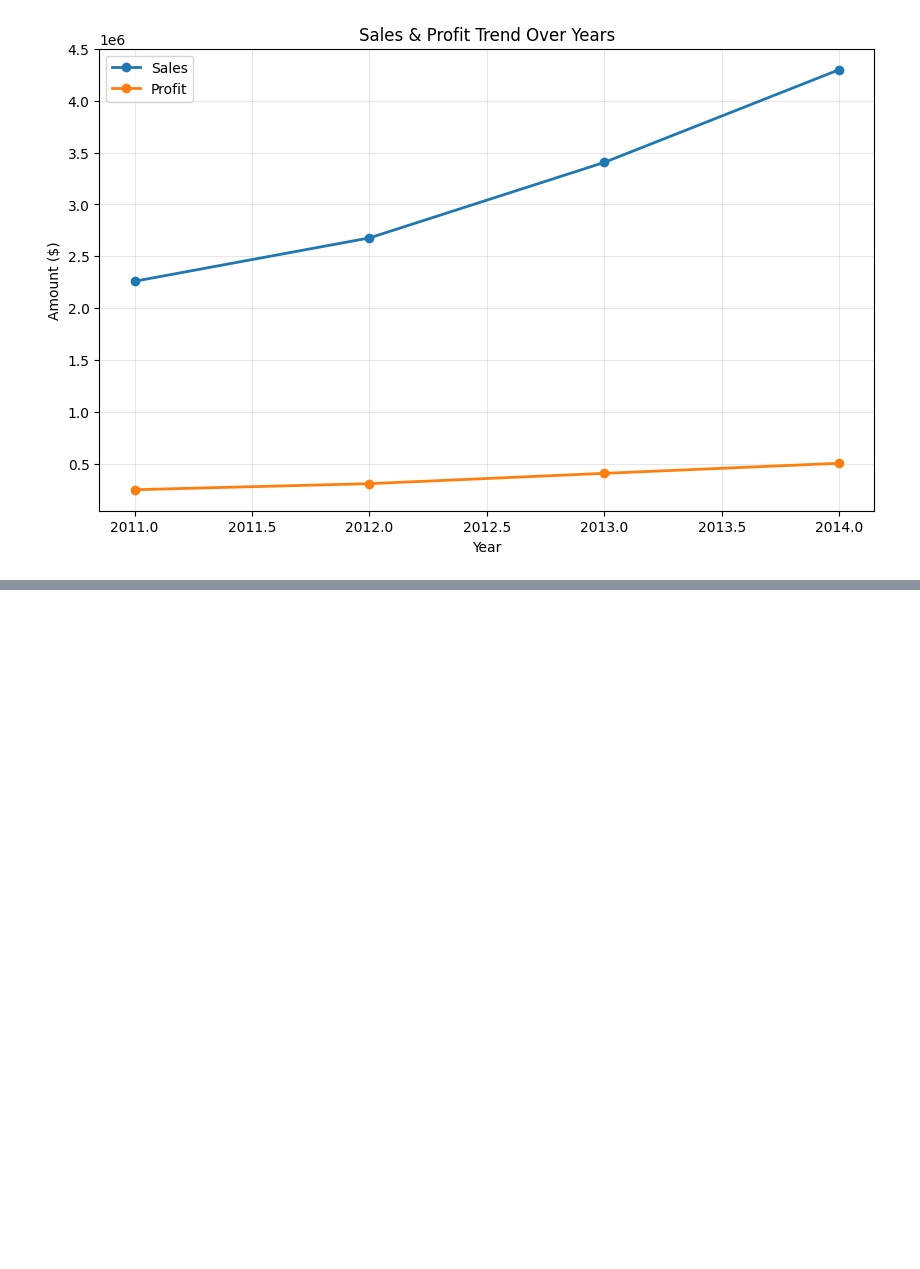
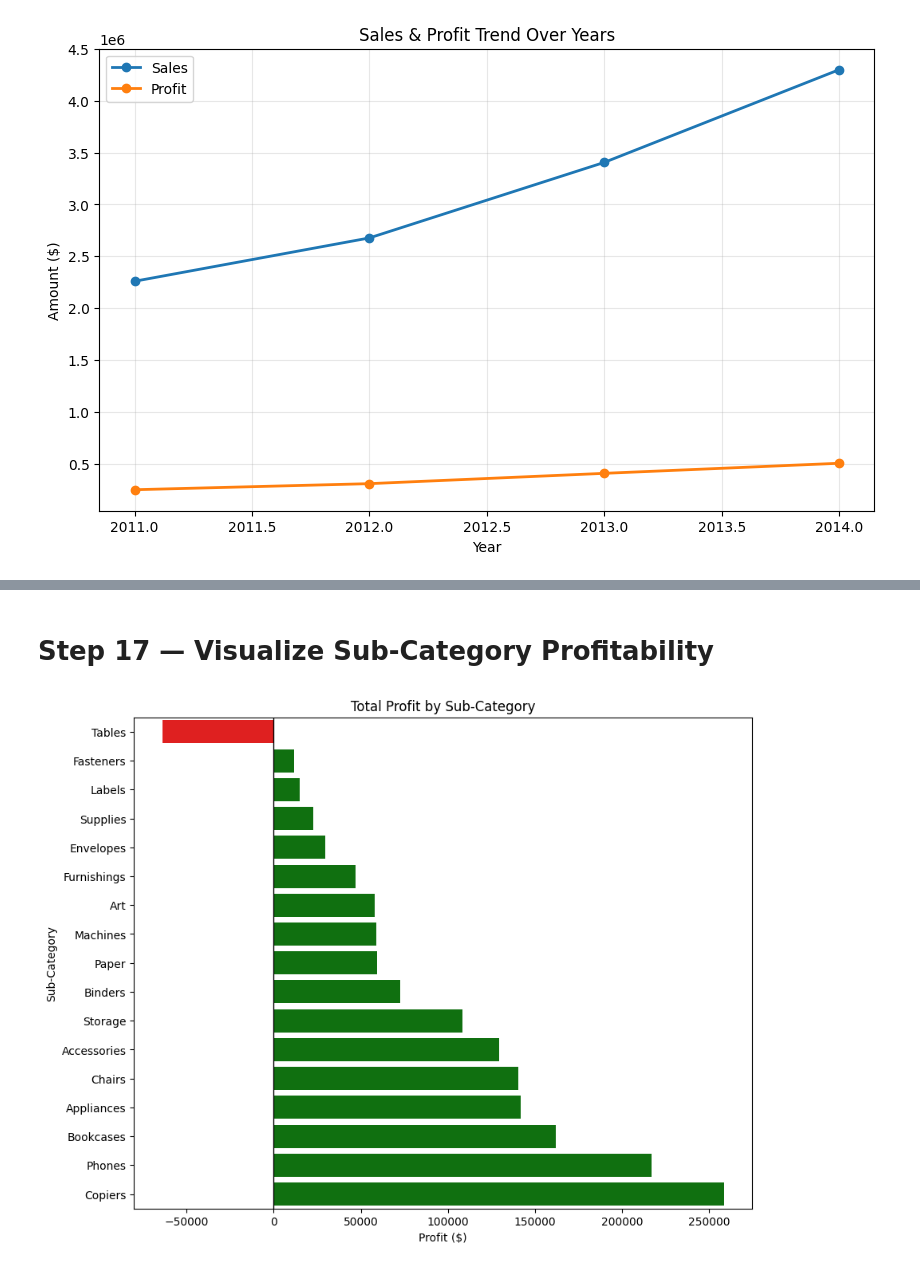
Before and after one commit to AiWriter404/Global-Superstore-Sales-Analysis, a Jupyter notebook: Global-Superstore-Sales-Analysis.ipynb, the cells around one changed output, grey strips where cells are left out. Saved outputs shown, nothing was run; the diff lists cells and outputs as text; code cells hidden in the pictures; blank space fills up the shorter version.

Commit message:
Kaggle Notebook | Global-Superstore-Sales-Analysis | Version 3

```diff
--- a/Global-Superstore-Sales-Analysis.ipynb
+++ b/Global-Superstore-Sales-Analysis.ipynb
@@ -311,0 +314,3 @@ Order Year
+# %%
+subcategory_summary = df.groupby('Sub-Category')[['Sales', 'Profit']].sum().sort_values('Profit')
+print(subcategory_summary)
@@ -311,0 +337,12 @@ Order Year
+# %% [markdown]
+# **Step 17 — Visualize Sub-Category Profitability**
+# %%
+plt.figure(figsize=(10, 8))
+colors = ['red' if x < 0 else 'green' for x in subcategory_summary['Profit']]
+sns.barplot(x=subcategory_summary['Profit'], y=subcategory_summary.index, hue=subcategory_summary.index, palette=colors, legend=False)
+plt.title('Total Profit by Sub-Category')
+plt.xlabel('Profit ($)')
+plt.axvline(0, color='black', linewidth=1)
+plt.show()
+# %% [output]
+[figure, added]
```
Also changed, not shown: parts of 6 cells of this notebook.
